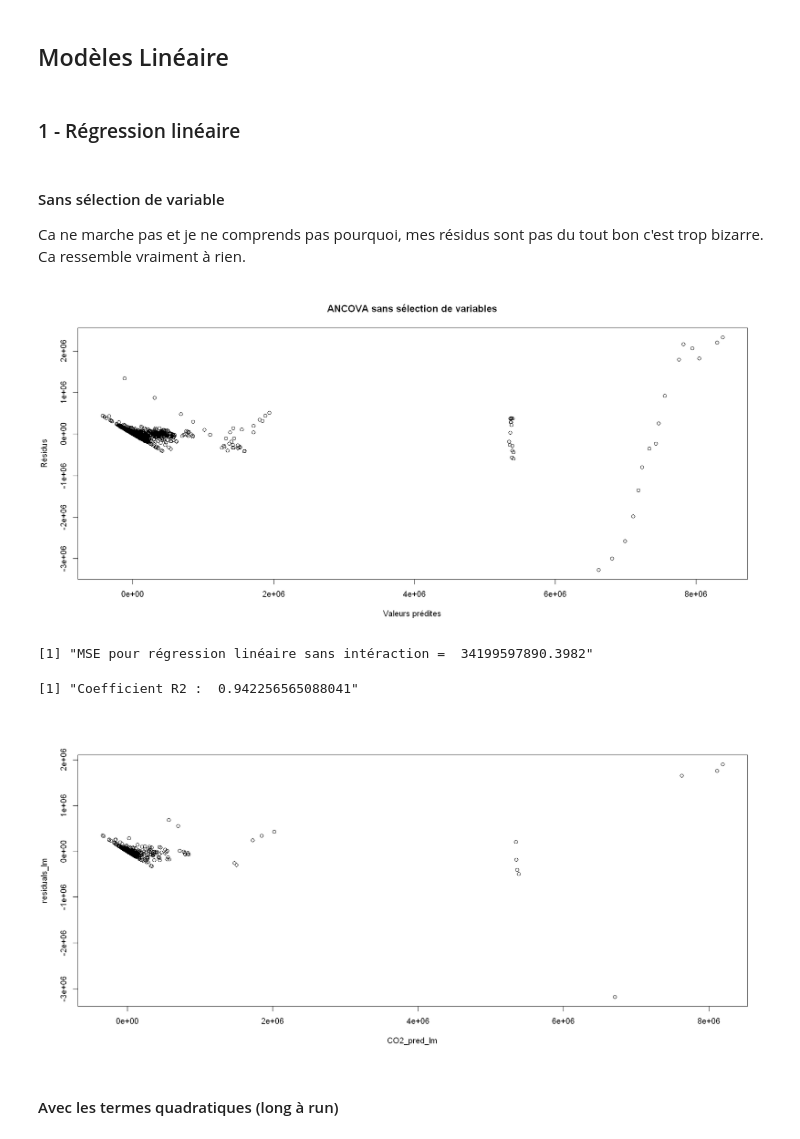
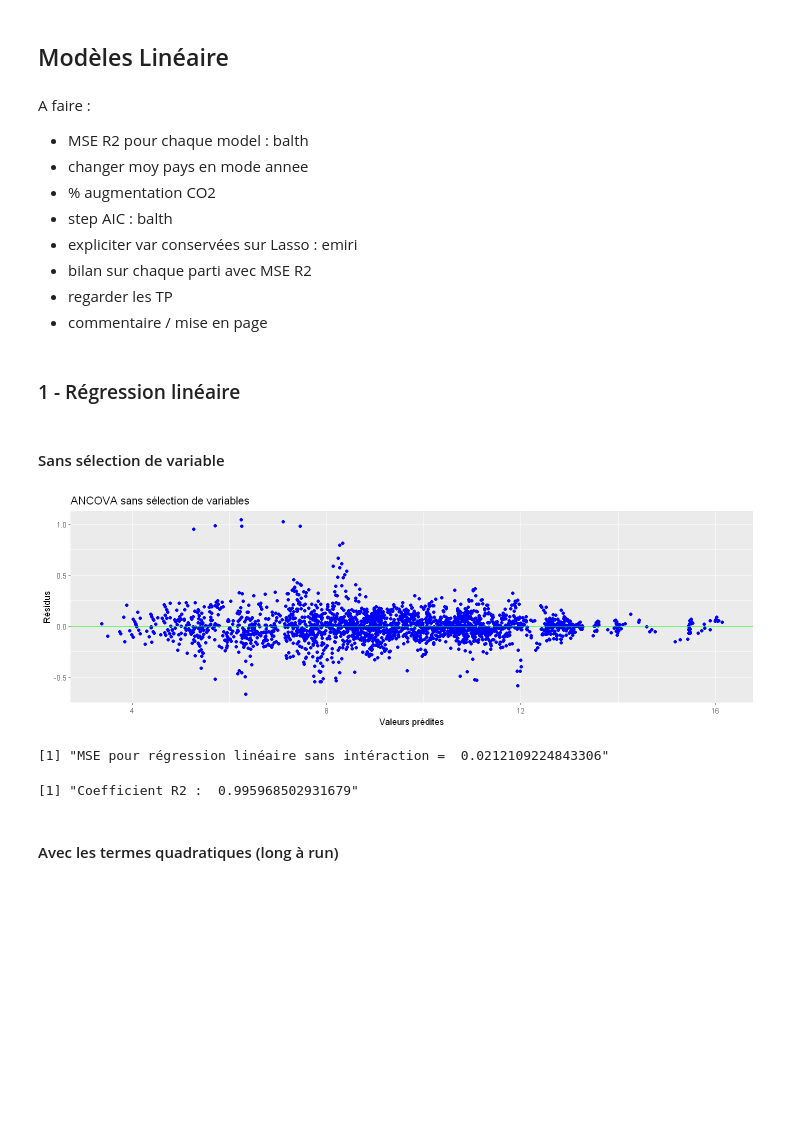
Before and after one commit to PaolaDeTruchis/MachineLearning, a Jupyter notebook: Projet_ML_R.ipynb, the cells around one changed output. Cells and saved outputs as stored; diff of their text form; code cells hidden in the pictures; blank space fills up the shorter version.

```diff
--- a/Projet_ML_R.ipynb
+++ b/Projet_ML_R.ipynb
@@ -33,8 +41,8 @@ Warning message:
 "le package 'Metrics' a été compilé avec la version R 4.3.3"
 # %%
 # Chargement des données :
-path <- "../"
-data = read.table(paste(path, "Data_Sustainable_Energy.csv", sep = ""), sep = ",", header = TRUE)
+path <- ""
+data = read.table(paste(path, "./data.csv", sep = ""), sep = ",", header = TRUE)
 # %% [markdown]
 ## Analyse Exploratoire des données
 
@@ -338,5 +352,5 @@ str(data)
 # %%
-data_centre <- data[,c(1,2,3,4,5,22,23,24,9,26,27,12,13,30,31,32,17,18)]
+data_centre <- data[,c(1,2,3,4,5,22,23,24,9,26,27,28,13,30,31,32,17,18)]
 str(data_centre)
 # %% [output]
 'data.frame':   2868 obs. of  18 variables:
@@ -606,10 +627,9 @@ Je fais bien attention à enlever dans ces échantillons la variable *Value_CO2*
 # %%
-# Brouillon
-# fonction qui permet de représenter les résidus toujours à la même échelle
-# on avait ça en tp mais je n'arrive pas à la faire fonctionner ici
+#Afficher les résidus
 
 gplot.res <- function(x, y, titre = "titre"){
-    ggplot(data.frame(x=x, y=y),aes(x,y))+xlim(0, 250)+ylim(-150, 150) + geom_point(col = "blue")
+    ggplot(data.frame(x=x, y=y),aes(x,y))+
+    geom_point(col = "blue")+#xlim(-2000000, 2000000)+ylim(-9000000, 1500000)+
     ylab("Résidus")+ xlab("Valeurs prédites")+
     ggtitle(titre)+
     geom_hline(yintercept = 0,col="green")
@@ -652,39 +664,46 @@ paste("Résumé de CO2_test : ", length(CO2_test), "individus")
 # %% [markdown]
 ## Modèles Linéaire
+# %% [markdown]
+A faire :
+- MSE R2 pour chaque model : balth
+- changer moy pays en mode annee
+- % augmentation CO2
+- step AIC : balth
+- expliciter var conservées sur Lasso : emiri
+- bilan sur chaque parti avec MSE R2
+- regarder les TP
+- commentaire / mise en page
 # %% [markdown]
 ### 1 - Régression linéaire
 # %% [markdown]
 #### Sans sélection de variable
-
-Ca ne marche pas et je ne comprends pas pourquoi, mes résidus sont pas du tout bon c'est trop bizarre. Ca ressemble vraiment à rien.
 # %%
 # Estimation du modèle sans interaction
 
-reg.lm = aov(Value_CO2 ~ . , data=data_appr) # ANCOVA  car qualitatif + quantitatif
+reg.lm = aov(L_Value_CO2 ~ . , data=data_appr) # ANCOVA  car qualitatif + quantitatif
 
-res.lm = reg.lm$residuals                   # Extraction des résidus
+res.lm= reg.lm$residuals                   # Extraction des résidus
 fit.lm = reg.lm$fitted.values               # Extraction des valeurs ajustées
 
-plot(fit.lm, res.lm, main="ANCOVA sans sélection de variables", xlab = "Valeurs prédites", ylab = "Résidus")
+#Affichage des résidus
 
-# summary(reg.lm)
-# coef(reg.lm) il y en a beaucoup
-
-CO2_pred_lm = predict(reg.lm, data_test) # Prédiction CO2 avec échantillon test + modèle ancova sans intéraction
-
-# residuals_lm = CO2_test - CO2_pred_lm
-# plot(CO2_pred_lm, residuals_lm)
-
-mse_lm = mean(res.lm^2) # Moyenne des carrés des résidus
-r2_lm = cor(CO2_test, CO2_pred_lm)^2
-
-paste("MSE pour régression linéaire sans intéraction = ", mse_lm)
-paste("Coefficient R2 : ", r2_lm)
+options(repr.plot.width = 12, repr.plot.height = 4)
+gplot.res(fit.lm,res.lm,"ANCOVA sans sélection de variables")
 # %% [output]
-[figure, old version]
+[figure, new version]
-[1] "MSE pour régression linéaire sans intéraction =  34199597890.3982"
-[1] "Coefficient R2 :  0.942256565088041"
-[figure, removed]
+# %%
+# coef(reg.lm) il y en a beaucoup
+
+CO2_pred_lm = predict(reg.lm, data_test) # Prédiction CO2 avec échantillon test + modèle ancova sans intéraction
+
+mse_lm = mean(res.lm^2) # Moyenne des carrés des résidus
+r2_lm = cor(data_test$L_Value_CO2, CO2_pred_lm)^2
+
+paste("MSE pour régression linéaire sans intéraction = ", mse_lm)
+paste("Coefficient R2 : ", r2_lm)
+# %% [output]
+[1] "MSE pour régression linéaire sans intéraction =  0.0212109224843306"
+[1] "Coefficient R2 :  0.995968502931679"
 # %% [markdown]
 #### Avec les termes quadratiques (long à run)
 # %%
```
Also changed, not shown: parts of 109 cells of this notebook.
